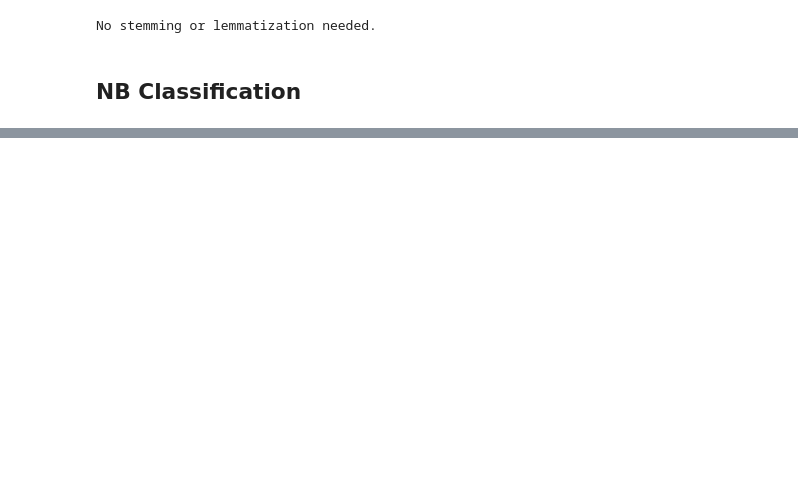
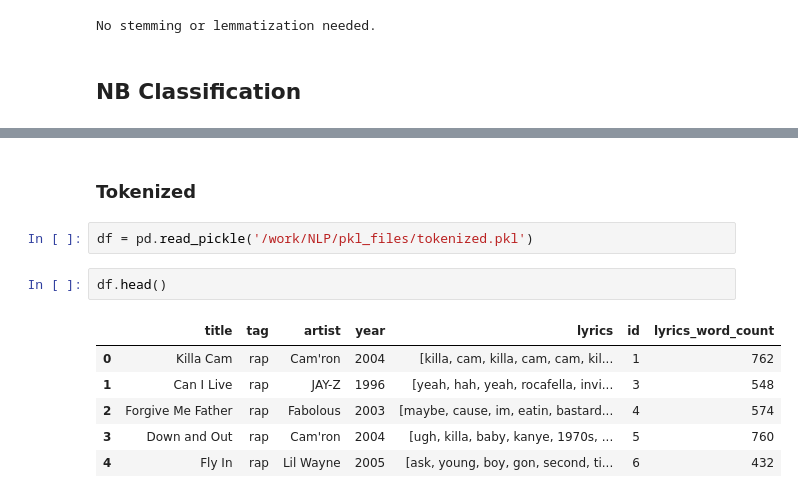
Before and after one commit to dbellenberg/GenrefromLyrics, a Jupyter notebook: notebooks/FINAL_notebook.ipynb, the cells around one changed output, grey strips where cells are left out. Drawn from its saved outputs; the diff is of its cells as text; blank space fills up the shorter version.

```diff
--- a/notebooks/FINAL_notebook.ipynb
+++ b/notebooks/FINAL_notebook.ipynb
@@ -480,0 +509,13 @@ No stemming or lemmatization needed.
+# %% [markdown]
+### Tokenized
+# %%
+df = pd.read_pickle('/work/NLP/pkl_files/tokenized.pkl')
+# %%
+df.head()
+# %% [output]
+|  | title | tag | artist | year | lyrics | id | lyrics_word_count |
+| 0 | Killa Cam | rap | Cam'ron | 2004 | [killa, cam, killa, cam, cam, kil... | 1 | 762 |
+| 1 | Can I Live | rap | JAY-Z | 1996 | [yeah, hah, yeah, rocafella, invi... | 3 | 548 |
+| 2 | Forgive Me Father | rap | Fabolous | 2003 | [maybe, cause, im, eatin, bastard... | 4 | 574 |
+| 3 | Down and Out | rap | Cam'ron | 2004 | [ugh, killa, baby, kanye, 1970s, ... | 5 | 760 |
+| 4 | Fly In | rap | Lil Wayne | 2005 | [ask, young, boy, gon, second, ti... | 6 | 432 |
```
Also changed, not shown: parts of 17 cells of this notebook.
